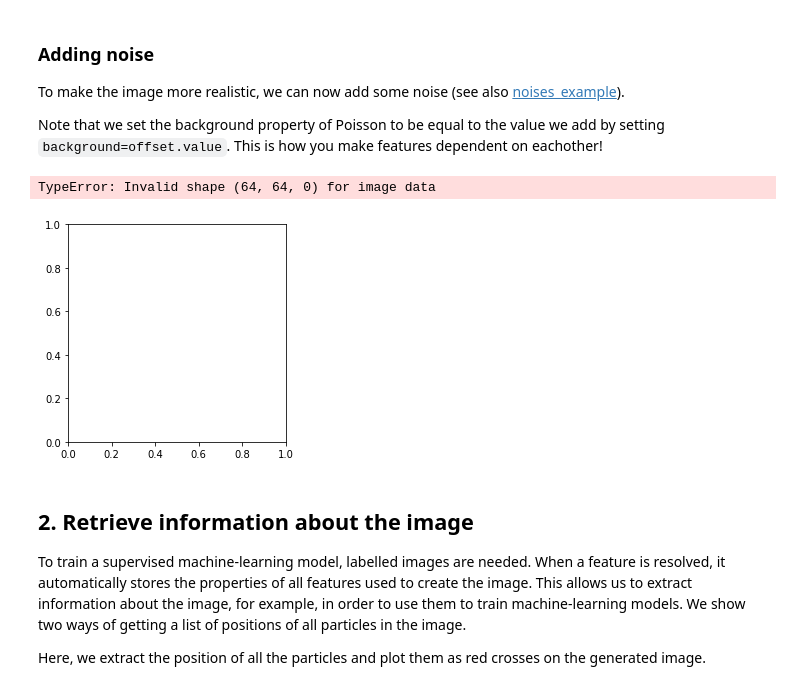
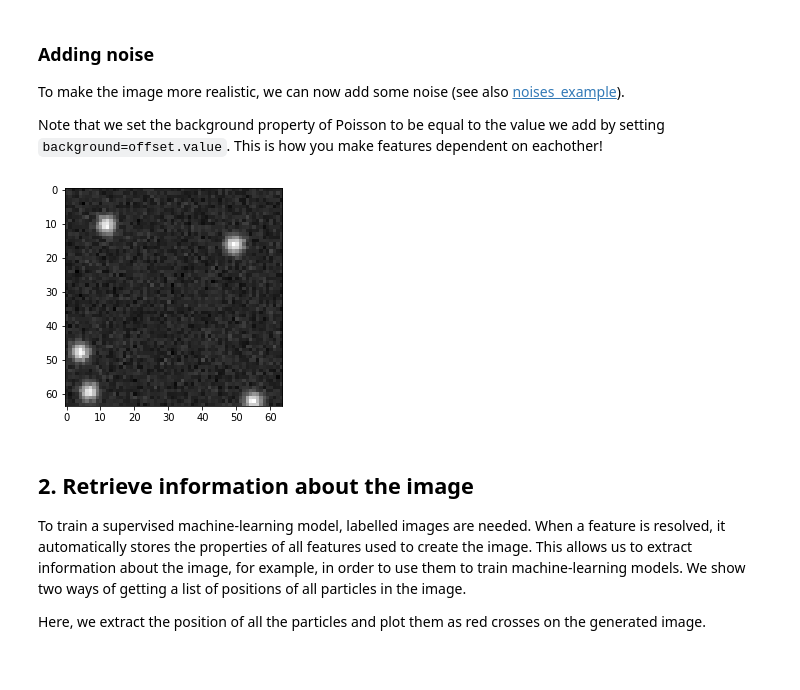
Before and after one commit to DeepTrackAI/DeepTrack2, a Jupyter notebook: tutorials/deeptrack_introduction_tutorial.ipynb, the cells around one changed output. Saved outputs shown, nothing was run; the diff lists cells and outputs as text; code cells hidden in the pictures.

```diff
--- a/tutorials/deeptrack_introduction_tutorial.ipynb
+++ b/tutorials/deeptrack_introduction_tutorial.ipynb
@@ -132,23 +133,21 @@ plt.show()
 To make the image more realistic, we can now add some noise (see also [noises_example](../examples/noises_example.ipynb)).
 
 Note that we set the background property of Poisson to be equal to the value we add by setting `background=offset.value`. This is how you make features dependent on eachother!
-# %%
-# Adds a constant value to the background
-offset = dt.Add(value=0.1)
-
-# Introduce Poisson noise to the image
-poisson_noise = dt.Poisson(snr=5, background=offset.value)
-
-# noisy_particles resolves five particles, then adds a offset, images it, then introduces poisson noise
-imaged_noisy_particles = fluorescence_microscope(particle**5) + offset + poisson_noise
-
-output_image = imaged_noisy_particles()
-
-plt.imshow(np.squeeze(output_image), cmap='gray')
-plt.show()
-# %% [output]
-TypeError: Invalid shape (64, 64, 0) for image data
-[figure, removed]
+# %%
+particle_plus_background = fluorescence_microscope(particle^5) + (lambda: np.random.rand() * 0.1)
+
+
+imaged_noisy_particles = particle_plus_background >> dt.Poisson(
+    snr=5,
+    background=dt.Median(particle_plus_background)
+)
+
+output_image = imaged_noisy_particles.update()()
+
+plt.imshow(np.squeeze(output_image), cmap='gray')
+plt.show()
+# %% [output]
+[figure, added]
 # %% [markdown]
 ## 2. Retrieve information about the image
 
```
Also changed, not shown: parts of 10 cells of this notebook.
